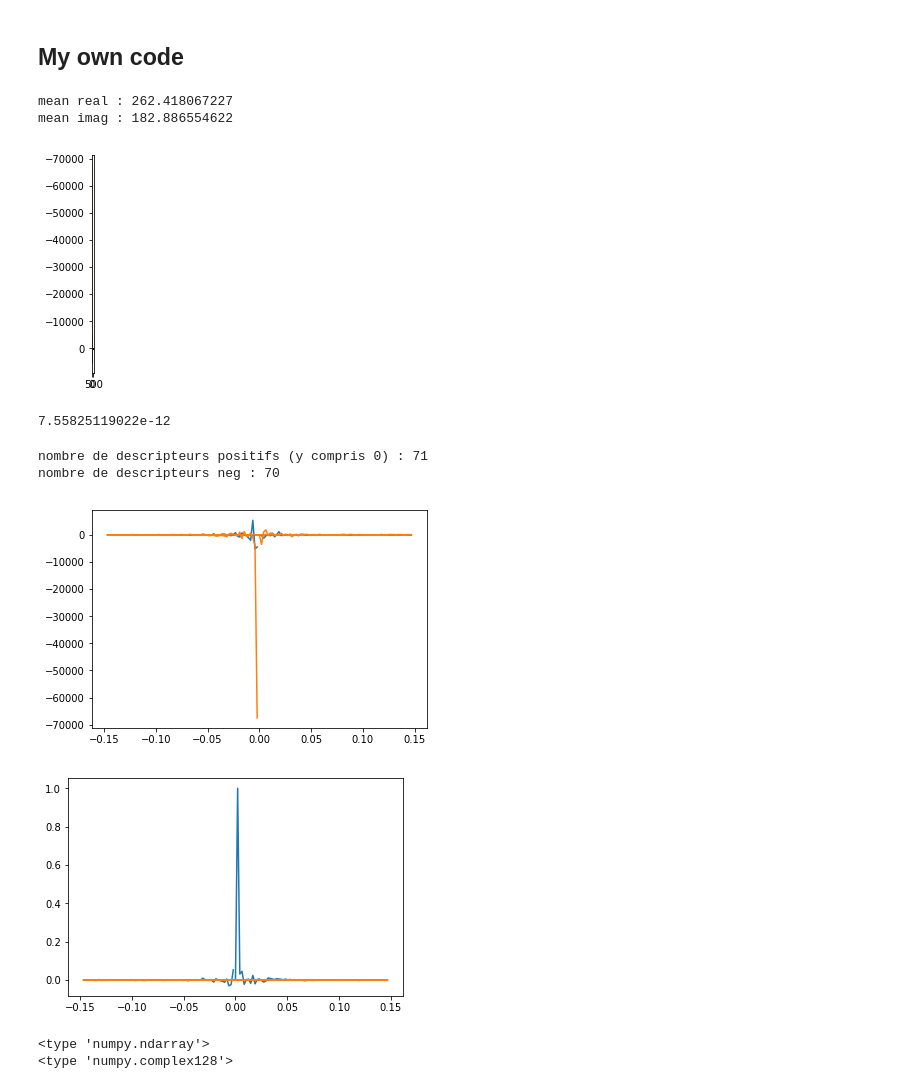
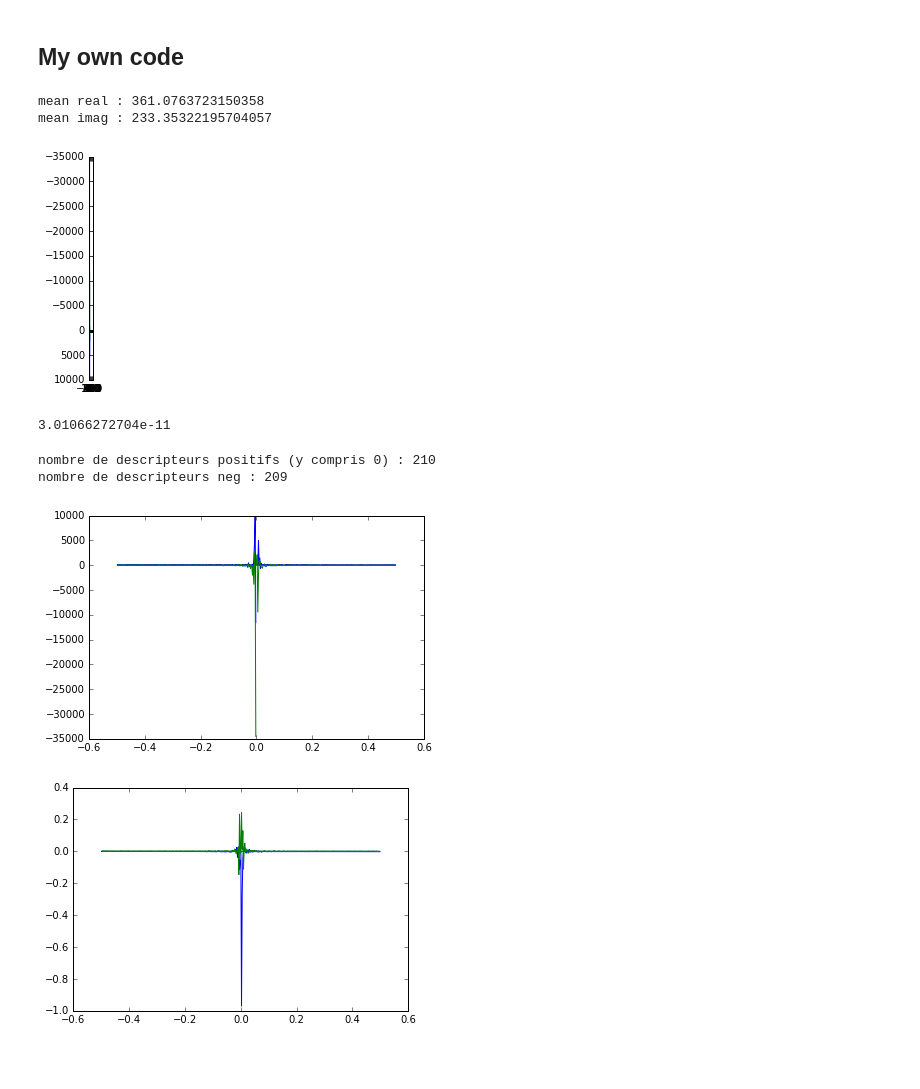
Before and after one commit to hzhucn/gesture_controlled_robot, a Jupyter notebook: Python/fourier_descriptors.ipynb, the cells around one changed output. Drawn from its saved outputs; the diff is of its cells as text; code cells hidden in the pictures; blank space fills up the shorter version.

Commit message:
working fourier descriptors (#5)

```diff
--- a/Python/fourier_descriptors.ipynb
+++ b/Python/fourier_descriptors.ipynb
@@ -7,7 +7,7 @@ import math
 import cmath
 from os import listdir
 from os.path import isfile, join
-path = '/Users/anthonypamart/Documents/SIR/EL_ROS/ROBOT_IMAGE_CONTROL/DATA/STOP/'
+path = '../DATA/GAUCHE/'
 files = [path+f for f in listdir(path) if isfile(join(path, f))]
 cv2.__version__
 len(files)
@@ -17,7 +17,7 @@ len(files)
 ### Load and display image
 # %%
 #img_bgr = cv2.imread('/Users/anthonypamart/Documents/SIR/EL_ROS/ROBOT_IMAGE_CONTROL/DATA/STOP/STOP-000')
-img_bgr = cv2.imread(files[1])
+img_bgr = cv2.imread(files[0])
 img_rgb = cv2.cvtColor(img_bgr,cv2.COLOR_BGR2RGB)
 plt.imshow(img_rgb)
 plt.show()
@@ -153,10 +153,10 @@ def get_fourier_descriptors(contour):
 fourier_descriptors,freqs = get_fourier_descriptors(hand_contour)
 print(abs(fourier_descriptors[0])) # On a bien |a0| = 0
 # %% [output]
-mean real : 262.418067227
-mean imag : 182.886554622
+mean real : 361.0763723150358
+mean imag : 233.35322195704057
-[figure, old version]
+[figure, new version]
-7.55825119022e-12
+3.01066272704e-11
 # %%
 def truncate(descriptors, kmax):
     '''Function to truncate fourier descriptors between [-kmax, kmax]
@@ -191,11 +191,11 @@ def truncate(descriptors, kmax):
     plt.show()
     return selected_descriptors, selected_freqs
 # %%
-selected_descriptors, selected_freqs = truncate(fourier_descriptors, 70)
+selected_descriptors, selected_freqs = truncate(fourier_descriptors, 710)
 # %% [output]
-nombre de descripteurs positifs (y compris 0) : 71
-nombre de descripteurs neg : 70
+nombre de descripteurs positifs (y compris 0) : 210
+nombre de descripteurs neg : 209
-[figure, old version]
+[figure, new version]
 # %%
 def normalize(descriptors, kmax):
     '''Normalize the fourier descriptors according to 3 rules :
@@ -247,12 +247,8 @@ normalized_descriptors= normalize(selected_descriptors, 70)
 #plot
 plt.plot(selected_freqs, normalized_descriptors.real, selected_freqs, normalized_descriptors.imag)
 plt.show()
-print(type(selected_descriptors))
-print(type(selected_descriptors[1]))
 # %% [output]
-[figure, old version]
+[figure, new version]
-<type 'numpy.ndarray'>
-<type 'numpy.complex128'>
 # %%
 
 def reconstruct(descriptors):
```
Also changed, not shown: parts of 9 cells of this notebook.
